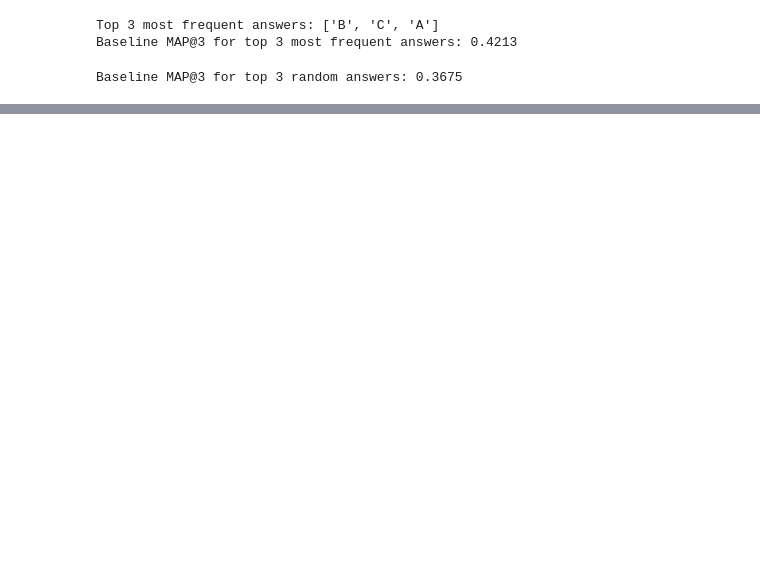
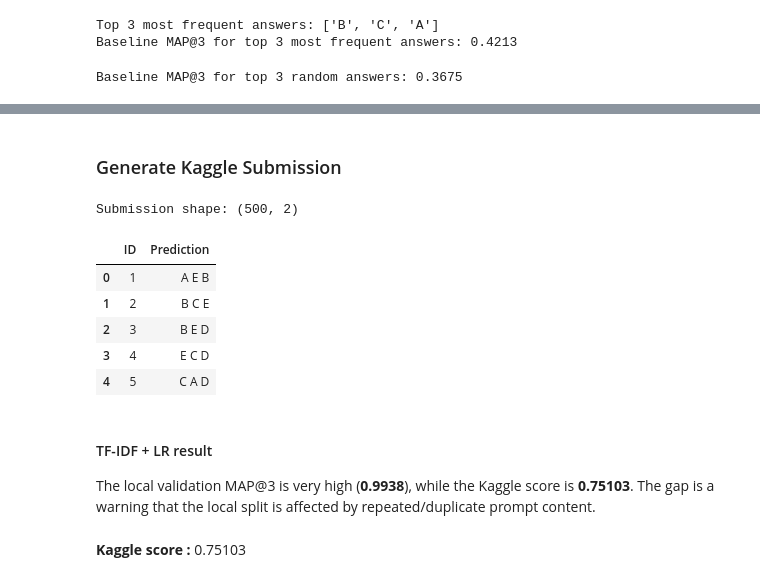
Before and after one commit to niteshsharma0602/Smart-MCQ-Solver, a Jupyter notebook: notebooks/dl-23f2003665-notebook-t22026.ipynb, the cells around one changed output, grey strips where cells are left out. Cells and saved outputs as stored; diff of their text form; code cells hidden in the pictures; blank space fills up the shorter version.

```diff
--- a/notebooks/dl-23f2003665-notebook-t22026.ipynb
+++ b/notebooks/dl-23f2003665-notebook-t22026.ipynb
@@ -300,0 +375,54 @@ MAP@3 score for bottom 3 columns based on TF-IDF + cosine similarity: 0.4857
+# %% [markdown]
+### Generate Kaggle Submission
+# %%
+def build_test_pairs(df): #Creates one row per (question, option) pair for the test set.
+    rows = []
+    for i in df.index:
+        prompt =df.loc[i,'prompt_clean']
+
+        for opt in ['A','B','C','D','E']:
+            text= prompt + ' ' + df.loc[i, f'{opt}_clean']
+            rows.append({'id': df.loc[i, 'id'],
+                         'option': opt,
+                         'text': text})
+
+    return pd.DataFrame(rows)
+# %%
+test_pairs = build_test_pairs(test)
+test_features = tfidf.transform(test_pairs["text"])
+
+probabilities = lr.predict_proba(test_features)[:, 1]
+
+test_pairs["prob"] = probabilities
+# %%
+predictions = []
+
+for question_id, group in test_pairs.groupby("id"):
+    sorted_group = group.sort_values("prob",ascending=False)
+
+    top3_options = sorted_group["option"].tolist()[:3]
+
+    top3_prediction = " ".join(top3_options)
+
+    predictions.append(top3_prediction)
+# %%
+submission = pd.read_csv("/kaggle/input/competitions/smart-mcq-solver-challenge/sample_submission.csv")
+submission["Prediction"] = predictions
+
+submission.to_csv("/kaggle/working/submission.csv",index=False)
+
+print("Submission shape:", submission.shape)
+submission.head()
+# %% [output]
+Submission shape: (500, 2)
+|  | ID | Prediction |
+| 0 | 1 | A E B |
+| 1 | 2 | B C E |
+| 2 | 3 | B E D |
+| 3 | 4 | E C D |
+| 4 | 5 | C A D |
+# %% [markdown]
+#### TF-IDF + LR result
+The local validation MAP@3 is very high (**0.9938**), while the Kaggle score is **0.75103**. The gap is a warning that the local split is affected by repeated/duplicate prompt content.
+# %% [markdown]
+**Kaggle score :** 0.75103
```
Also changed, not shown: parts of 94 cells of this notebook.
